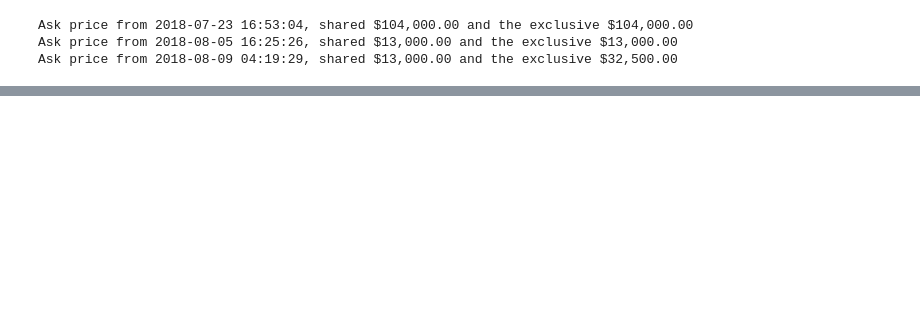
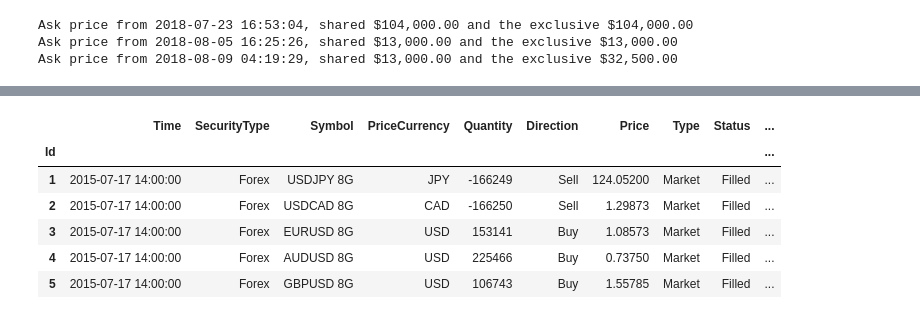
Before and after one commit to QuantConnect/AlphaStreams, a Jupyter notebook: QuantConnect.AlphaStream.Python/QuantConnectAlphaStreamsNotebook.ipynb, the cells around one changed output, grey strips where cells are left out. Saved outputs shown, nothing was run; the diff lists cells and outputs as text; code cells hidden in the pictures; blank space fills up the shorter version.

```diff
--- a/QuantConnect.AlphaStream.Python/QuantConnectAlphaStreamsNotebook.ipynb
+++ b/QuantConnect.AlphaStream.Python/QuantConnectAlphaStreamsNotebook.ipynb
@@ -218,0 +258,11 @@ Error at 2018-09-22 00:08:54, error message: Algorithm.Initialize() Error: Execu
+# %%
+# Print orders
+backtest.Orders.head(5)
+# %% [output]
+|  | Time | SecurityType | Symbol | PriceCurrency | Quantity | Direction | Price | Type | Status | ... |
+| Id |  |  |  |  |  |  |  |  |  | ... |
+| 1 | 2015-07-17 14:00:00 | Forex | USDJPY 8G | JPY | -166249 | Sell | 124.05200 | Market | Filled | ... |
+| 2 | 2015-07-17 14:00:00 | Forex | USDCAD 8G | CAD | -166250 | Sell | 1.29873 | Market | Filled | ... |
+| 3 | 2015-07-17 14:00:00 | Forex | EURUSD 8G | USD | 153141 | Buy | 1.08573 | Market | Filled | ... |
+| 4 | 2015-07-17 14:00:00 | Forex | AUDUSD 8G | USD | 225466 | Buy | 0.73750 | Market | Filled | ... |
+| 5 | 2015-07-17 14:00:00 | Forex | GBPUSD 8G | USD | 106743 | Buy | 1.55785 | Market | Filled | ... |
```
Also changed, not shown: parts of 17 cells of this notebook, 6 other files.
